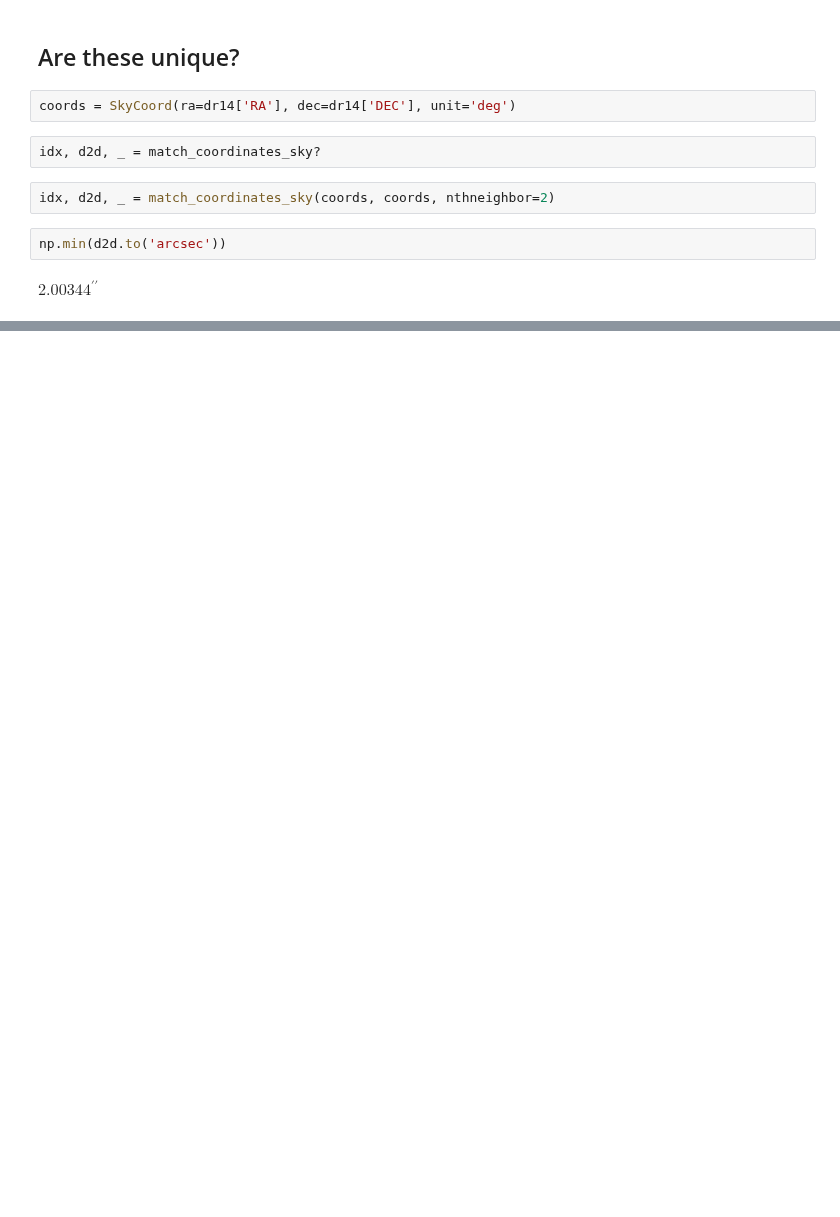
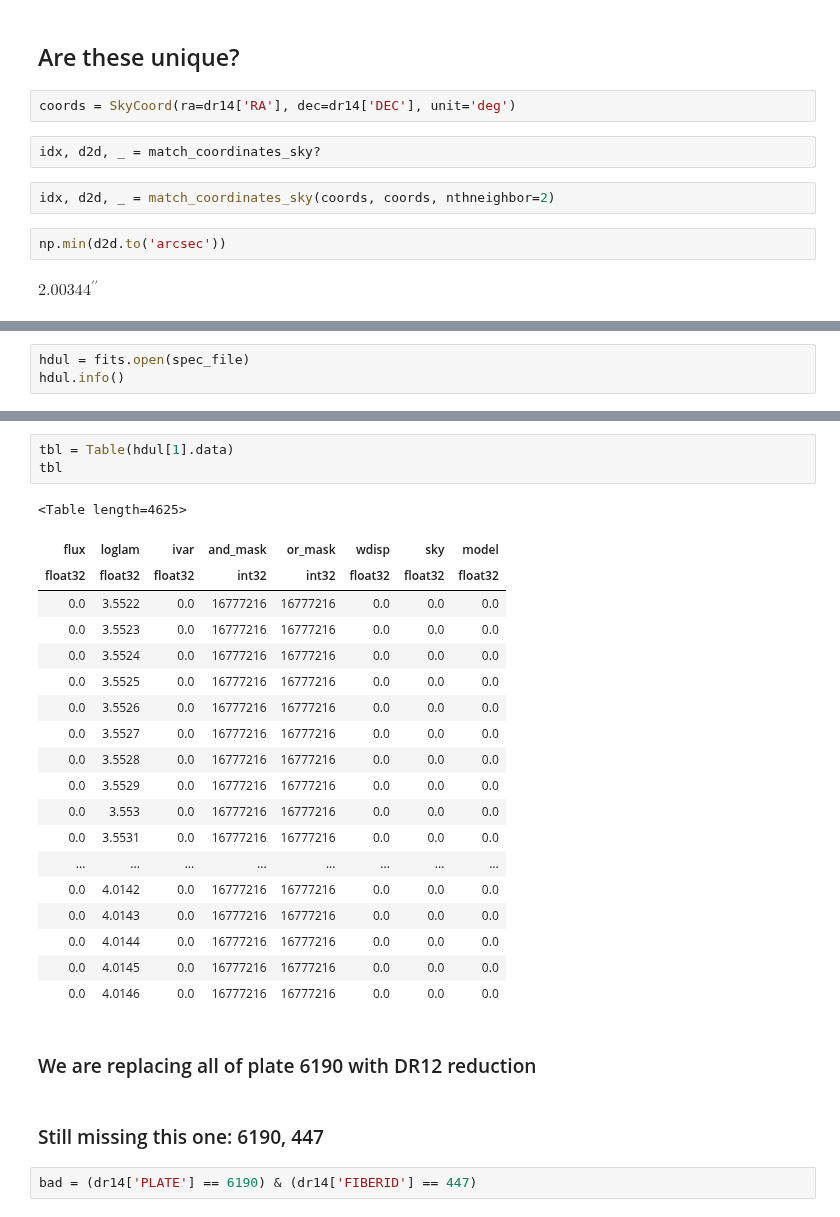
Before and after one commit to specdb/igmspec, a Jupyter notebook: docs/datasets/BOSS_DR14.ipynb, the cells around one changed output, grey strips where cells are left out. Cells and saved outputs as stored; diff of their text form; blank space fills up the shorter version.

```diff
--- a/docs/datasets/BOSS_DR14.ipynb
+++ b/docs/datasets/BOSS_DR14.ipynb
@@ -57,0 +90,3 @@ $2.00344\mathrm{{}^{\prime\prime}}$
+# %%
+hdul = fits.open(spec_file)
+hdul.info()
@@ -57,0 +100,29 @@ $2.00344\mathrm{{}^{\prime\prime}}$
+# %%
+tbl = Table(hdul[1].data)
+tbl
+# %% [output]
+<Table length=4625>
+| flux | loglam | ivar | and_mask | or_mask | wdisp | sky | model |
+| float32 | float32 | float32 | int32 | int32 | float32 | float32 | float32 |
+| 0.0 | 3.5522 | 0.0 | 16777216 | 16777216 | 0.0 | 0.0 | 0.0 |
+| 0.0 | 3.5523 | 0.0 | 16777216 | 16777216 | 0.0 | 0.0 | 0.0 |
+| 0.0 | 3.5524 | 0.0 | 16777216 | 16777216 | 0.0 | 0.0 | 0.0 |
+| 0.0 | 3.5525 | 0.0 | 16777216 | 16777216 | 0.0 | 0.0 | 0.0 |
+| 0.0 | 3.5526 | 0.0 | 16777216 | 16777216 | 0.0 | 0.0 | 0.0 |
+| 0.0 | 3.5527 | 0.0 | 16777216 | 16777216 | 0.0 | 0.0 | 0.0 |
+| 0.0 | 3.5528 | 0.0 | 16777216 | 16777216 | 0.0 | 0.0 | 0.0 |
+| 0.0 | 3.5529 | 0.0 | 16777216 | 16777216 | 0.0 | 0.0 | 0.0 |
+| 0.0 | 3.553 | 0.0 | 16777216 | 16777216 | 0.0 | 0.0 | 0.0 |
+| 0.0 | 3.5531 | 0.0 | 16777216 | 16777216 | 0.0 | 0.0 | 0.0 |
+| ... | ... | ... | ... | ... | ... | ... | ... |
+| 0.0 | 4.0142 | 0.0 | 16777216 | 16777216 | 0.0 | 0.0 | 0.0 |
+| 0.0 | 4.0143 | 0.0 | 16777216 | 16777216 | 0.0 | 0.0 | 0.0 |
+| 0.0 | 4.0144 | 0.0 | 16777216 | 16777216 | 0.0 | 0.0 | 0.0 |
+| 0.0 | 4.0145 | 0.0 | 16777216 | 16777216 | 0.0 | 0.0 | 0.0 |
+| 0.0 | 4.0146 | 0.0 | 16777216 | 16777216 | 0.0 | 0.0 | 0.0 |
+# %% [markdown]
+### We are replacing all of plate 6190 with DR12 reduction
+# %% [markdown]
+### Still missing this one:  6190, 447
+# %%
+bad = (dr14['PLATE'] == 6190) & (dr14['FIBERID'] == 447)
```
Also changed, not shown: parts of 17 cells of this notebook, 3 other files.
